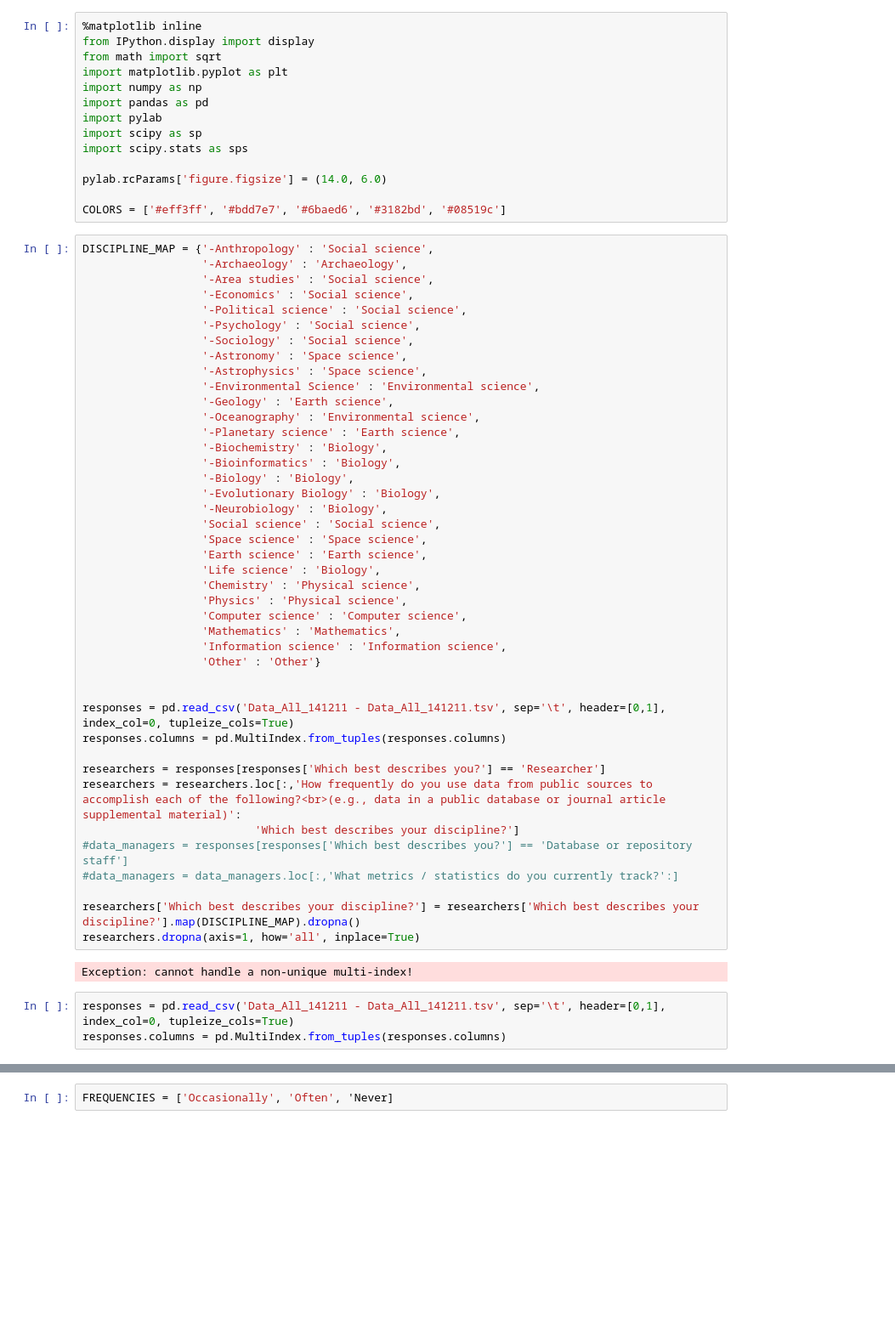
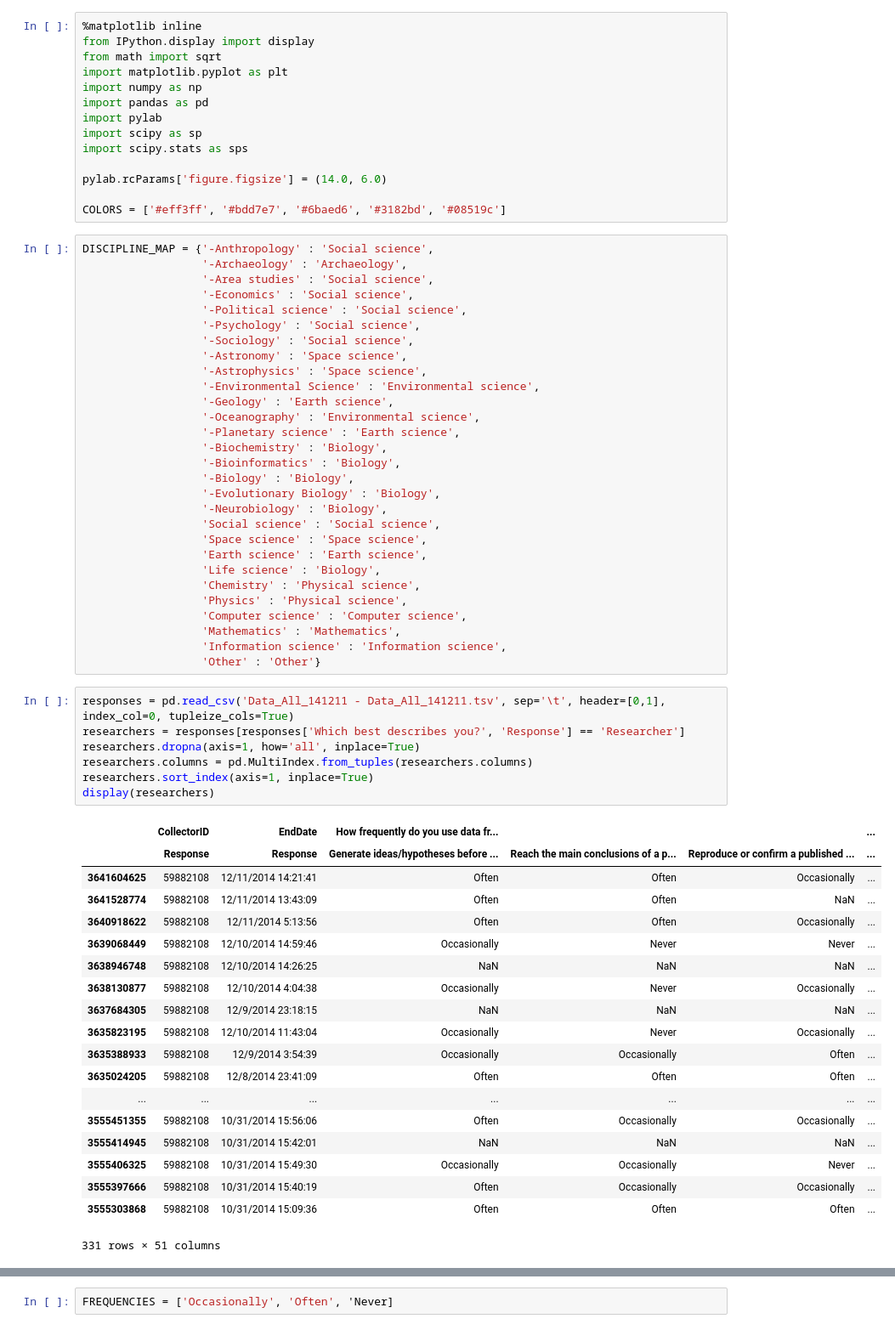
Before and after one commit to JEK-III/MDCSurvey, a Jupyter notebook: Making Data Count.ipynb, the cells around one changed output, grey strips where cells are left out. Shown: that part at 85% size. Cells and saved outputs as stored; diff of their text form; blank space fills up the shorter version.

Commit message:
Read in survey and build mulitindex

```diff
--- a/Making Data Count.ipynb
+++ b/Making Data Count.ipynb
@@ -41,21 +41,30 @@ DISCIPLINE_MAP = {'-Anthropology' : 'Social science',
                   'Mathematics' : 'Mathematics',
                   'Information science' : 'Information science',
                   'Other' : 'Other'}
-
-
-responses = pd.read_csv('Data_All_141211 - Data_All_141211.tsv', sep='\t', header=[0,1], index_col=0, tupleize_cols=True)
-responses.columns = pd.MultiIndex.from_tuples(responses.columns)
-
-researchers = responses[responses['Which best describes you?'] == 'Researcher']
-researchers = researchers.loc[:,'How frequently do you use data from public sources to accomplish each of the following?<br>(e.g., data in a public database or journal article supplemental material)':
-                          'Which best describes your discipline?']
-#data_managers = responses[responses['Which best describes you?'] == 'Database or repository staff']
-#data_managers = data_managers.loc[:,'What metrics / statistics do you currently track?':]
-
-researchers['Which best describes your discipline?'] = researchers['Which best describes your discipline?'].map(DISCIPLINE_MAP).dropna()
-researchers.dropna(axis=1, how='all', inplace=True)
-# %% [output]
-Exception: cannot handle a non-unique multi-index!
 # %%
 responses = pd.read_csv('Data_All_141211 - Data_All_141211.tsv', sep='\t', header=[0,1], index_col=0, tupleize_cols=True)
-responses.columns = pd.MultiIndex.from_tuples(responses.columns)
+researchers = responses[responses['Which best describes you?', 'Response'] == 'Researcher']
+researchers.dropna(axis=1, how='all', inplace=True)
+researchers.columns = pd.MultiIndex.from_tuples(researchers.columns)
+researchers.sort_index(axis=1, inplace=True)
+display(researchers)
+# %% [output]
+|  | CollectorID | EndDate | How frequently do you use data fr... |  |  | ... |
+|  | Response | Response | Generate ideas/hypotheses before ... | Reach the main conclusions of a p... | Reproduce or confirm a published ... | ... |
+| 3641604625 | 59882108 | 12/11/2014 14:21:41 | Often | Often | Occasionally | ... |
+| 3641528774 | 59882108 | 12/11/2014 13:43:09 | Often | Often | NaN | ... |
+| 3640918622 | 59882108 | 12/11/2014 5:13:56 | Often | Often | Occasionally | ... |
+| 3639068449 | 59882108 | 12/10/2014 14:59:46 | Occasionally | Never | Never | ... |
+| 3638946748 | 59882108 | 12/10/2014 14:26:25 | NaN | NaN | NaN | ... |
+| 3638130877 | 59882108 | 12/10/2014 4:04:38 | Occasionally | Never | Occasionally | ... |
+| 3637684305 | 59882108 | 12/9/2014 23:18:15 | NaN | NaN | NaN | ... |
+| 3635823195 | 59882108 | 12/10/2014 11:43:04 | Occasionally | Never | Occasionally | ... |
+| 3635388933 | 59882108 | 12/9/2014 3:54:39 | Occasionally | Occasionally | Often | ... |
+| 3635024205 | 59882108 | 12/8/2014 23:41:09 | Often | Often | Often | ... |
+| ... | ... | ... | ... | ... | ... | ... |
+| 3555451355 | 59882108 | 10/31/2014 15:56:06 | Often | Occasionally | Occasionally | ... |
+| 3555414945 | 59882108 | 10/31/2014 15:42:01 | NaN | NaN | NaN | ... |
+| 3555406325 | 59882108 | 10/31/2014 15:49:30 | Occasionally | Occasionally | Never | ... |
+| 3555397666 | 59882108 | 10/31/2014 15:40:19 | Often | Occasionally | Occasionally | ... |
+| 3555303868 | 59882108 | 10/31/2014 15:09:36 | Often | Often | Often | ... |
+331 rows × 51 columns
```
Also changed, not shown: parts of 10 cells of this notebook.
